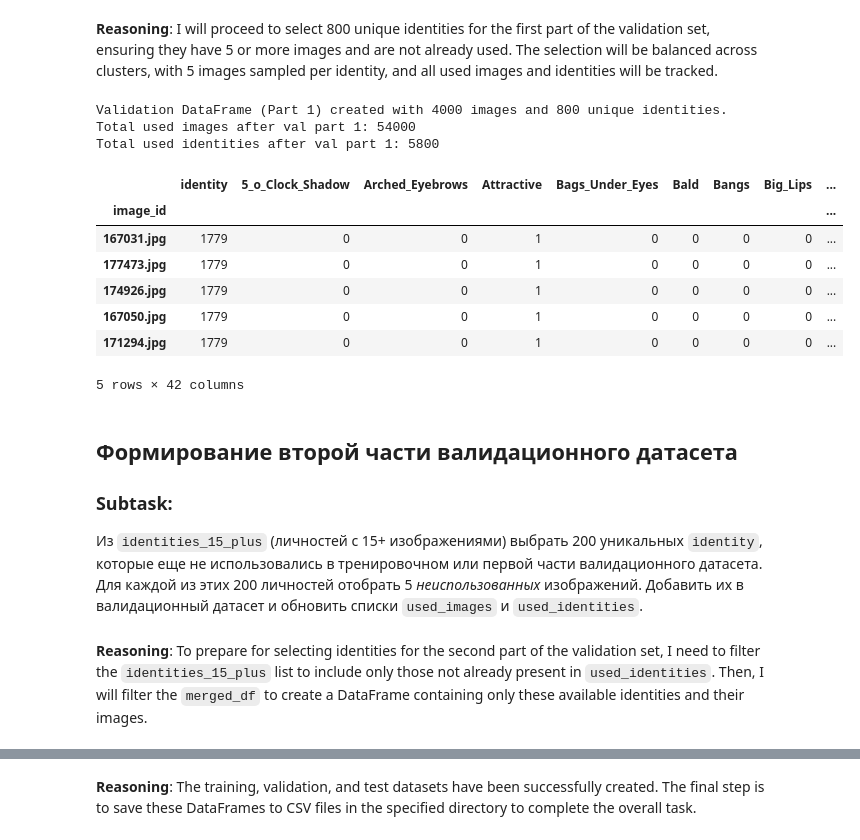
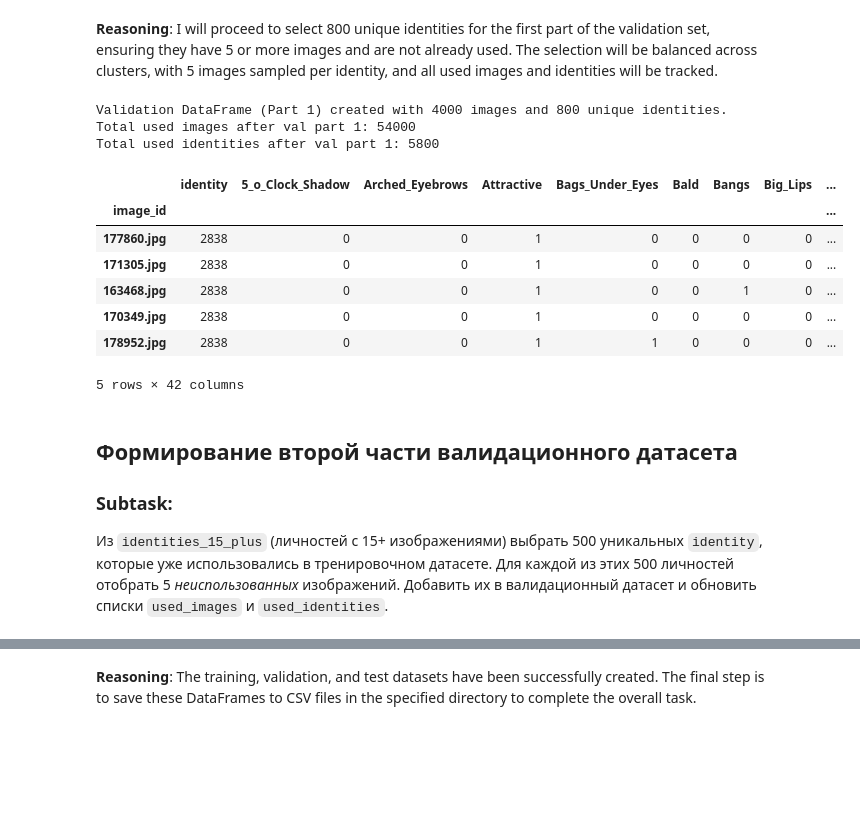
Before and after one commit to dukei/dls-fr, a Jupyter notebook: DLS-project-FR-2_PrepareDataset.ipynb, the cells around one changed output, grey strips where cells are left out. Cells and saved outputs as stored; diff of their text form; code cells hidden in the pictures; blank space fills up the shorter version.

```diff
--- a/DLS-project-FR-2_PrepareDataset.ipynb
+++ b/DLS-project-FR-2_PrepareDataset.ipynb
@@ -265,0 +268,13 @@ To select 5000 unique identities uniformly distributed across 200 clusters and t
+# %%
+def get_available_image_counts(df, used_images_set):
+    """
+    Calculates the number of available (not yet used) images for each identity in a DataFrame.
+    """
+    # Filter out images that are already used globally
+    available_df = df[~df.index.isin(used_images_set)].copy()
+
+    # Count available images per identity
+    available_counts = available_df.groupby('identity').size().reset_index(name='available_images_count')
+    return available_counts.set_index('identity')
+
+print("Helper function 'get_available_image_counts' defined.")
@@ -409,6 +425,9 @@ identities_per_cluster_val_target = target_val_identities_part1 // 200
 
 val_identities_collected_part1 = set()
 val_images_part1_list = []
+
+# Pre-calculate available image counts for df_5_plus_unused relevant identities
+available_val1_counts = get_available_image_counts(df_5_plus_unused, used_images)
 
 # Iterate through each cluster to select identities and images
 for cluster_label in tqdm(range(200), desc="Collecting val identities by cluster (Part 1)"):
@@ -421,12 +440,10 @@ for cluster_label in tqdm(range(200), desc="Collecting val identities by cluster
 
     possible_identities_in_cluster = list(possible_identities_in_cluster)
 
-    # Filter to only include identities that actually have at least `images_per_val_identity` available unused images
     eligible_identities_in_cluster = []
     for identity in possible_identities_in_cluster:
-        available_images_for_id = merged_df[(merged_df['identity'] == identity) &
-                                            (~merged_df.index.isin(used_images))]
-        if len(available_images_for_id) >= images_per_val_identity:
+        # Use pre-calculated counts
+        if identity in available_val1_counts.index and available_val1_counts.loc[identity, 'available_images_count'] >= images_per_val_identity:
             eligible_identities_in_cluster.append(identity)
 
     # Determine how many identities to pick from this cluster
@@ -458,52 +475,48 @@ if remaining_target_val_part1 > 0:
     potential_additional_val_identities = []
     for identity in tqdm(identities_5_plus_and_unused, desc="Collecting additional val identities (Part 1)"):
         if identity not in used_identities:
-            available_images = merged_df[(merged_df['identity'] == identity) &
-                                         (~merged_df.index.isin(used_images))]
-            if len(available_images) >= images_per_val_identity:
+            # Use pre-calculated counts
+            if identity in available_val1_counts.index and available_val1_counts.loc[identity, 'available_images_count'] >= images_per_val_identity:
                 potential_additional_val_identities.append(identity)
 
     if len(potential_additional_val_identities) > 0:
         num_to_add = min(remaining_target_val_part1, len(potential_additional_val_identities))
         additional_identities_to_add_val = np.random.choice(potential_additional_val_identities, num_to_add, replace=False)
 
         for identity in tqdm(additional_identities_to_add_val, desc="Adding additional val identities (Part 1)"):
             if len(val_identities_collected_part1) >= target_val_identities_part1:
                 break
             available_images = merged_df[(merged_df['identity'] == identity) &
                                          (~merged_df.index.isin(used_images))]
             selected_images = available_images.sample(n=images_per_val_identity, random_state=42)
             val_images_part1_list.append(selected_images)
             used_images.update(selected_images.index.tolist())
             used_identities.add(identity)
             val_identities_collected_part1.add(identity)
 
 
 if val_images_part1_list:
     val_df_part1 = pd.concat(val_images_part1_list)
     val_df = pd.concat([val_df, val_df_part1])
 
-print(f"Validation DataFrame (Part 1) created with {len(val_df_part1.index.unique())} images and {len(val_identities_collected_part1)} unique identities.")
+print(f"Validation DataFrame (Part 1) created with {len(val_df_part1.index.unique()) if 'val_df_part1' in locals() else 0} images and {len(val_identities_collected_part1)} unique identities.")
 print(f"Total used images after val part 1: {len(used_images)}")
 print(f"Total used identities after val part 1: {len(used_identities)}")
 val_df.head()
 # %% [output]
 Validation DataFrame (Part 1) created with 4000 images and 800 unique identities.
 Total used images after val part 1: 54000
 Total used identities after val part 1: 5800
 |  | identity | 5_o_Clock_Shadow | Arched_Eyebrows | Attractive | Bags_Under_Eyes | Bald | Bangs | Big_Lips | ... |
 | image_id |  |  |  |  |  |  |  |  | ... |
-| 167031.jpg | 1779 | 0 | 0 | 1 | 0 | 0 | 0 | 0 | ... |
-| 177473.jpg | 1779 | 0 | 0 | 1 | 0 | 0 | 0 | 0 | ... |
-| 174926.jpg | 1779 | 0 | 0 | 1 | 0 | 0 | 0 | 0 | ... |
-| 167050.jpg | 1779 | 0 | 0 | 1 | 0 | 0 | 0 | 0 | ... |
-| 171294.jpg | 1779 | 0 | 0 | 1 | 0 | 0 | 0 | 0 | ... |
+| 177860.jpg | 2838 | 0 | 0 | 1 | 0 | 0 | 0 | 0 | ... |
+| 171305.jpg | 2838 | 0 | 0 | 1 | 0 | 0 | 0 | 0 | ... |
+| 163468.jpg | 2838 | 0 | 0 | 1 | 0 | 0 | 1 | 0 | ... |
+| 170349.jpg | 2838 | 0 | 0 | 1 | 0 | 0 | 0 | 0 | ... |
+| 178952.jpg | 2838 | 0 | 0 | 1 | 1 | 0 | 0 | 0 | ... |
 5 rows × 42 columns
 # %% [markdown]
 ## Формирование второй части валидационного датасета
 
 ### Subtask:
-Из `identities_15_plus` (личностей с 15+ изображениями) выбрать 200 уникальных `identity`, которые еще не использовались в тренировочном или первой части валидационного датасета. Для каждой из этих 200 личностей отобрать 5 *неиспользованных* изображений. Добавить их в валидационный датасет и обновить списки `used_images` и `used_identities`.
+Из `identities_15_plus` (личностей с 15+ изображениями) выбрать 500 уникальных `identity`, которые уже использовались в тренировочном датасете. Для каждой из этих 500 личностей отобрать 5 *неиспользованных* изображений. Добавить их в валидационный датасет и обновить списки `used_images` и `used_identities`.
-# %% [markdown]
-**Reasoning**:
-To prepare for selecting identities for the second part of the validation set, I need to filter the `identities_15_plus` list to include only those not already present in `used_identities`. Then, I will filter the `merged_df` to create a DataFrame containing only these available identities and their images.
```
Also changed, not shown: parts of 21 cells of this notebook.
